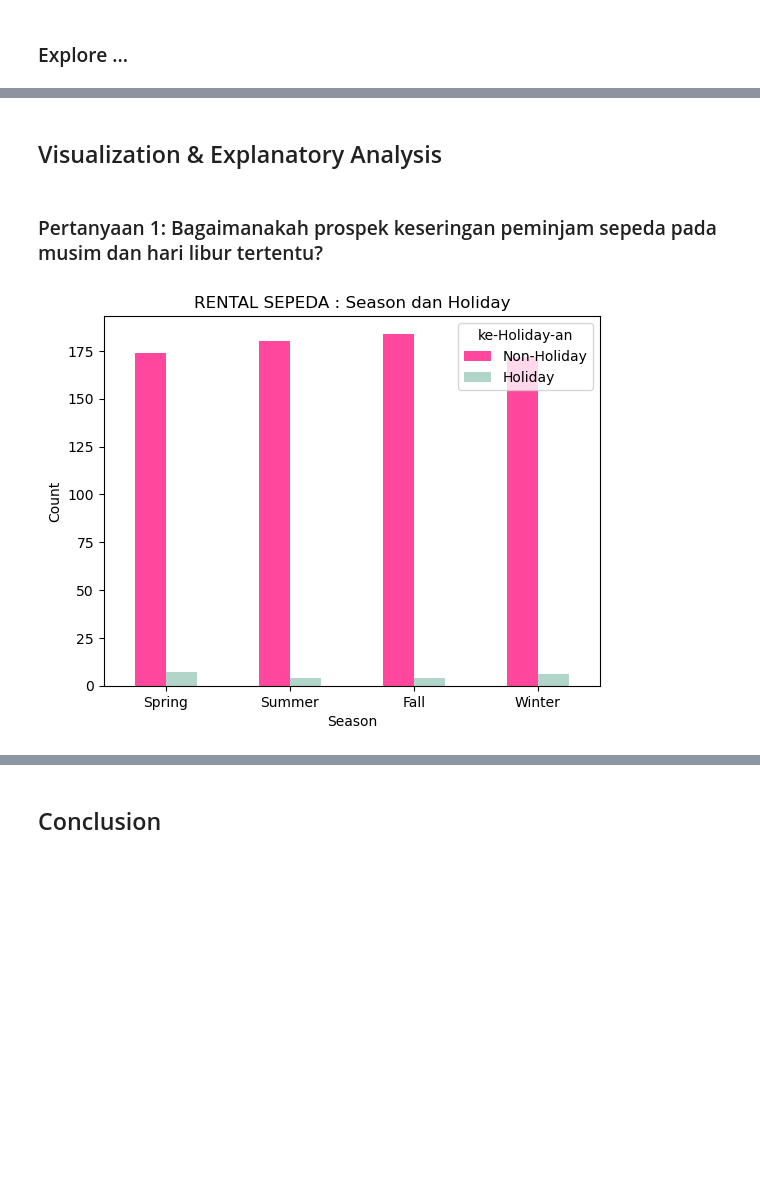
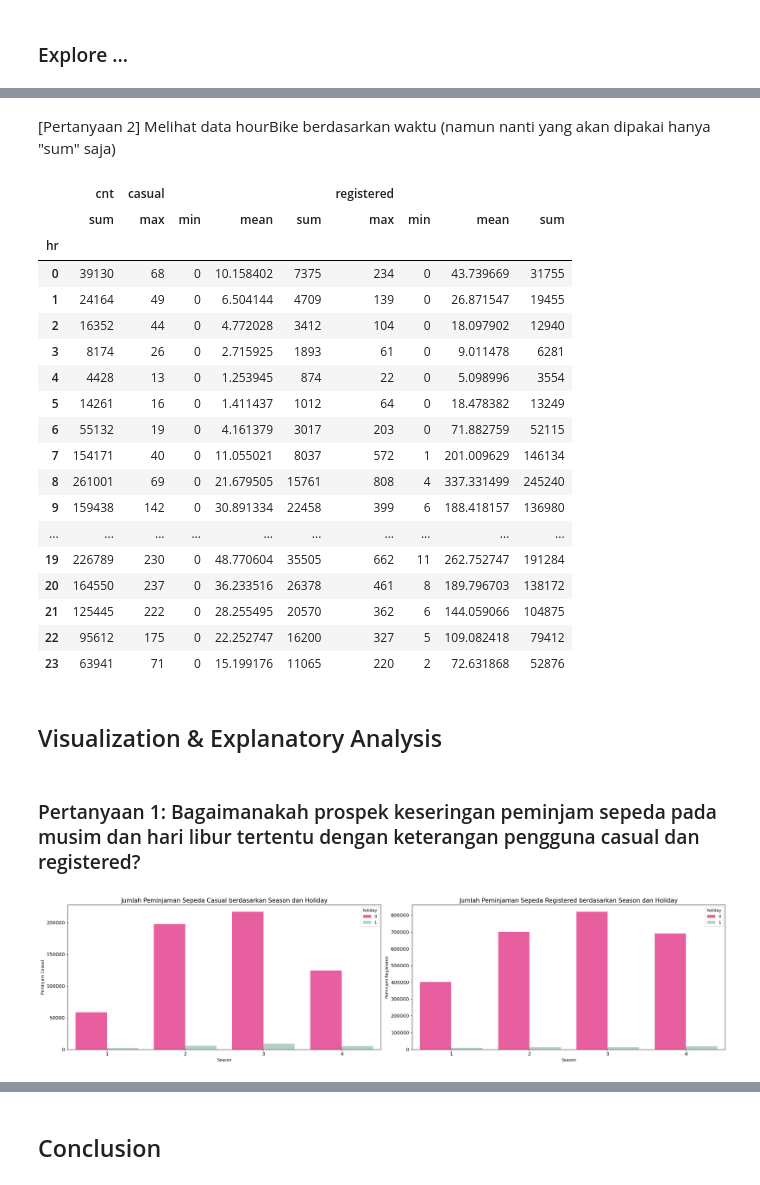
Before and after one commit to azzameong/AnalisisDataDicoding, a Jupyter notebook: Proyek_Analisis_Data.ipynb, the cells around one changed output, grey strips where cells are left out. Drawn from its saved outputs; the diff is of its cells as text; code cells hidden in the pictures; blank space fills up the shorter version.

```diff
--- a/Proyek_Analisis_Data.ipynb
+++ b/Proyek_Analisis_Data.ipynb
@@ -359,19 +274,63 @@ hourBike.describe(include="all")
+# %% [markdown]
+[Pertanyaan 2] Melihat data hourBike berdasarkan waktu (namun nanti yang akan dipakai hanya "sum" saja)
+# %%
+hourBike.groupby(by="hr").agg({
+    "cnt": "sum",
+    "casual": ["max", "min", "mean", "sum"],
+    "registered": ["max", "min", "mean", "sum"]
+})
+# %% [output]
+|  | cnt | casual |  |  |  | registered |  |  |  |
+|  | sum | max | min | mean | sum | max | min | mean | sum |
+| hr |  |  |  |  |  |  |  |  |  |
+| 0 | 39130 | 68 | 0 | 10.158402 | 7375 | 234 | 0 | 43.739669 | 31755 |
+| 1 | 24164 | 49 | 0 | 6.504144 | 4709 | 139 | 0 | 26.871547 | 19455 |
+| 2 | 16352 | 44 | 0 | 4.772028 | 3412 | 104 | 0 | 18.097902 | 12940 |
+| 3 | 8174 | 26 | 0 | 2.715925 | 1893 | 61 | 0 | 9.011478 | 6281 |
+| 4 | 4428 | 13 | 0 | 1.253945 | 874 | 22 | 0 | 5.098996 | 3554 |
+| 5 | 14261 | 16 | 0 | 1.411437 | 1012 | 64 | 0 | 18.478382 | 13249 |
+| 6 | 55132 | 19 | 0 | 4.161379 | 3017 | 203 | 0 | 71.882759 | 52115 |
+| 7 | 154171 | 40 | 0 | 11.055021 | 8037 | 572 | 1 | 201.009629 | 146134 |
+| 8 | 261001 | 69 | 0 | 21.679505 | 15761 | 808 | 4 | 337.331499 | 245240 |
+| 9 | 159438 | 142 | 0 | 30.891334 | 22458 | 399 | 6 | 188.418157 | 136980 |
+| ... | ... | ... | ... | ... | ... | ... | ... | ... | ... |
+| 19 | 226789 | 230 | 0 | 48.770604 | 35505 | 662 | 11 | 262.752747 | 191284 |
+| 20 | 164550 | 237 | 0 | 36.233516 | 26378 | 461 | 8 | 189.796703 | 138172 |
+| 21 | 125445 | 222 | 0 | 28.255495 | 20570 | 362 | 6 | 144.059066 | 104875 |
+| 22 | 95612 | 175 | 0 | 22.252747 | 16200 | 327 | 5 | 109.082418 | 79412 |
+| 23 | 63941 | 71 | 0 | 15.199176 | 11065 | 220 | 2 | 72.631868 | 52876 |
 # %% [markdown]
 ## Visualization & Explanatory Analysis
 # %% [markdown]
-### Pertanyaan 1: Bagaimanakah prospek keseringan peminjam sepeda pada musim dan hari libur tertentu?
+### Pertanyaan 1: Bagaimanakah prospek keseringan peminjam sepeda pada musim dan hari libur tertentu dengan keterangan pengguna casual dan registered?
-# %%
-seasonHoliday = dayBike.groupby(by=["season", "holiday"]).agg({"cnt": "count"})
-
-pivot_data = seasonHoliday.reset_index().pivot(index='season', columns='holiday', values='cnt')
-
-pivot_data.plot(kind='bar', stacked=False, color=['#FF489D', '#b1d5c8'])
-plt.xlabel('Season')
-plt.ylabel('Count')
-plt.title('RENTAL SEPEDA : Season dan Holiday')
-plt.legend(title='ke-Holiday-an', labels=['Non-Holiday', 'Holiday'])
-plt.xticks(range(len(pivot_data.index)), ['Spring', 'Summer', 'Fall', 'Winter'], rotation=0)
-plt.show()
-# %% [output]
-[figure, removed]
+# %%
+season_holiday = dayBike.groupby(by=["season", "holiday"]).agg({
+    "casual": ["max", "min", "mean", "sum"],
+    "registered": ["max", "min", "mean", "sum"]
+})
+
+season_holiday = season_holiday.reset_index()
+
+fig, axs = plt.subplots(nrows=1, ncols=2, figsize=(24, 6))
+colors = ['#FF489D','#b1d5c8','#FF489D','#b1d5c8']
+
+sns.barplot(x="season", y=("casual", "sum"), hue="holiday", data=season_holiday, palette=colors, ax=axs[0])
+axs[0].set_ylabel("Peminjam Casual")
+axs[0].set_xlabel("Season")
+axs[0].set_title("Jumlah Peminjaman Sepeda Casual berdasarkan Season dan Holiday", fontsize=15)
+axs[0].tick_params(axis='x', labelsize=12)
+axs[0].tick_params(axis='y', labelsize=12)
+
+sns.barplot(x="season", y=("registered", "sum"), hue="holiday", data=season_holiday, palette=colors, ax=axs[1])
+axs[1].set_ylabel("Peminjam Registered")
+axs[1].set_xlabel("Season")
+axs[1].set_title("Jumlah Peminjaman Sepeda Registered berdasarkan Season dan Holiday", fontsize=15)
+axs[1].tick_params(axis='x', labelsize=12)
+axs[1].tick_params(axis='y', labelsize=12)
+
+
+plt.tight_layout()
+plt.show()
+# %% [output]
+[figure, added]
 # %% [markdown]
```
Also changed, not shown: parts of 33 cells of this notebook.
